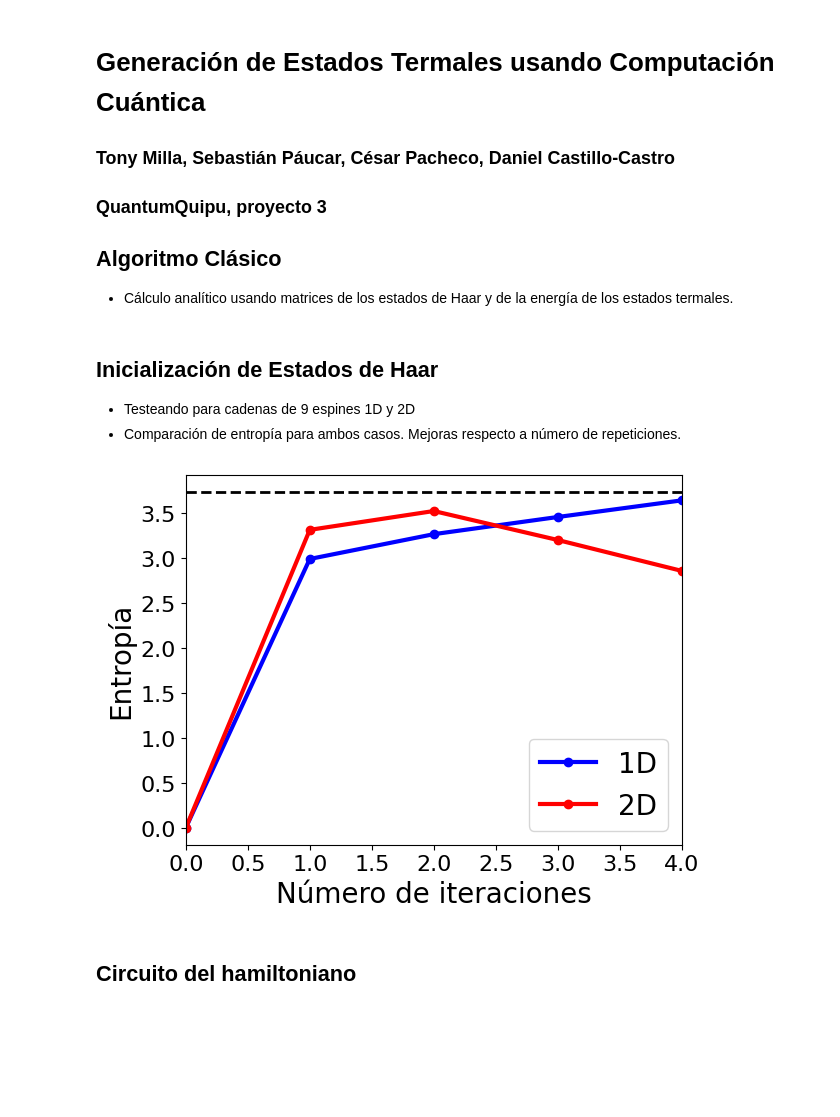
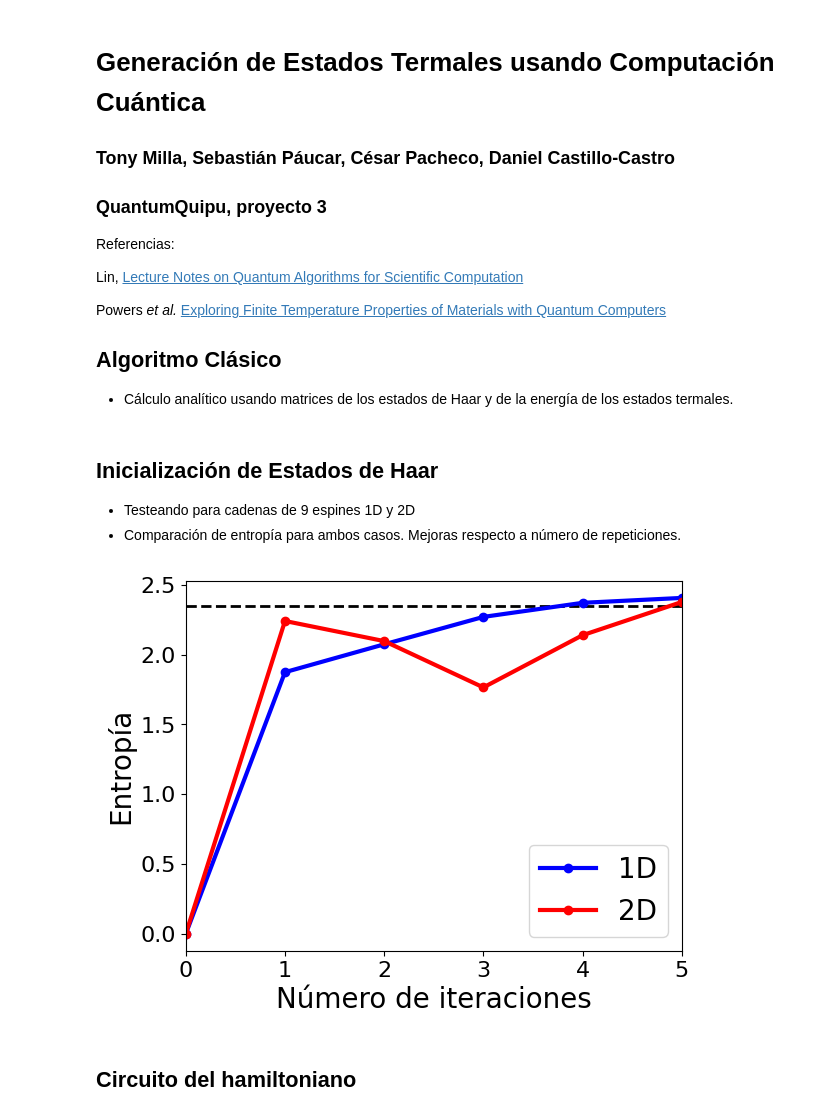
Before and after one commit to Dacastillo/QQuipu3, a Jupyter notebook: P3.ipynb, the cells around one changed output. Saved outputs shown, nothing was run; the diff lists cells and outputs as text; code cells hidden in the pictures; blank space fills up the shorter version.

```diff
--- a/P3.ipynb
+++ b/P3.ipynb
@@ -20,6 +20,12 @@ from functions_QQ import *
 # Generación de Estados Termales usando Computación Cuántica
 ### Tony Milla, Sebastián Páucar, César Pacheco, Daniel Castillo-Castro
 ### QuantumQuipu, proyecto 3
+
+Referencias:
+
+Lin, [Lecture Notes on Quantum Algorithms for Scientific Computation](https://arxiv.org/abs/2201.08309)
+
+Powers *et al.* [Exploring Finite Temperature Properties of Materials with Quantum Computers](https://arxiv.org/abs/2109.01619)
 ## Algoritmo Clásico
 * Cálculo analítico usando matrices de los estados de Haar y de la energía de los estados termales.
 # %%
@@ -47,21 +53,21 @@ for beta in np.arange(0.0, 1.6, 0.05):
 * Testeando para cadenas de 9 espines 1D y 2D
 * Comparación de entropía para ambos casos. Mejoras respecto a número de repeticiones.
 # %%
-nre=4;num1d=6; hchain1= haar_1d(nre,num1d)
-nx2d=3; ny2d=2; hchain2=haar_2d(nre,nx2d,ny2d)
+nre=5;num1d=4; hchain1= haar_1d(nre,num1d)
+nx2d=2; ny2d=2; hchain2=haar_2d(nre,nx2d,ny2d)
 hhaar=np.log(2**num1d)-1+0.577
 xchain=np.arange(0,nre+1,1)
 tresc=np.empty(nre+1); tresc.fill(hhaar)
 plt.plot(xchain,tresc, '--', color='black',linewidth=2)
 plt.plot(xchain,hchain1, '-o', color='blue',linewidth=3, label ="1D")
 plt.plot(xchain,hchain2, '-o', color='red',linewidth=3, label="2D")
 plt.xlabel('Número de iteraciones',fontsize=20)
 plt.ylabel('Entropía',fontsize=20)
 plt.xticks(fontsize=16);plt.yticks(fontsize=16)
 plt.legend(loc='lower right', fontsize=20)
 plt.xlim([0,nre]);#ylim([0,4])
 # %% [output]
-[figure, old version]
+[figure, new version]
 # %% [markdown]
 ## Circuito del hamiltoniano
 # %% [markdown]
```
Also changed, not shown: parts of 2 cells of this notebook.
